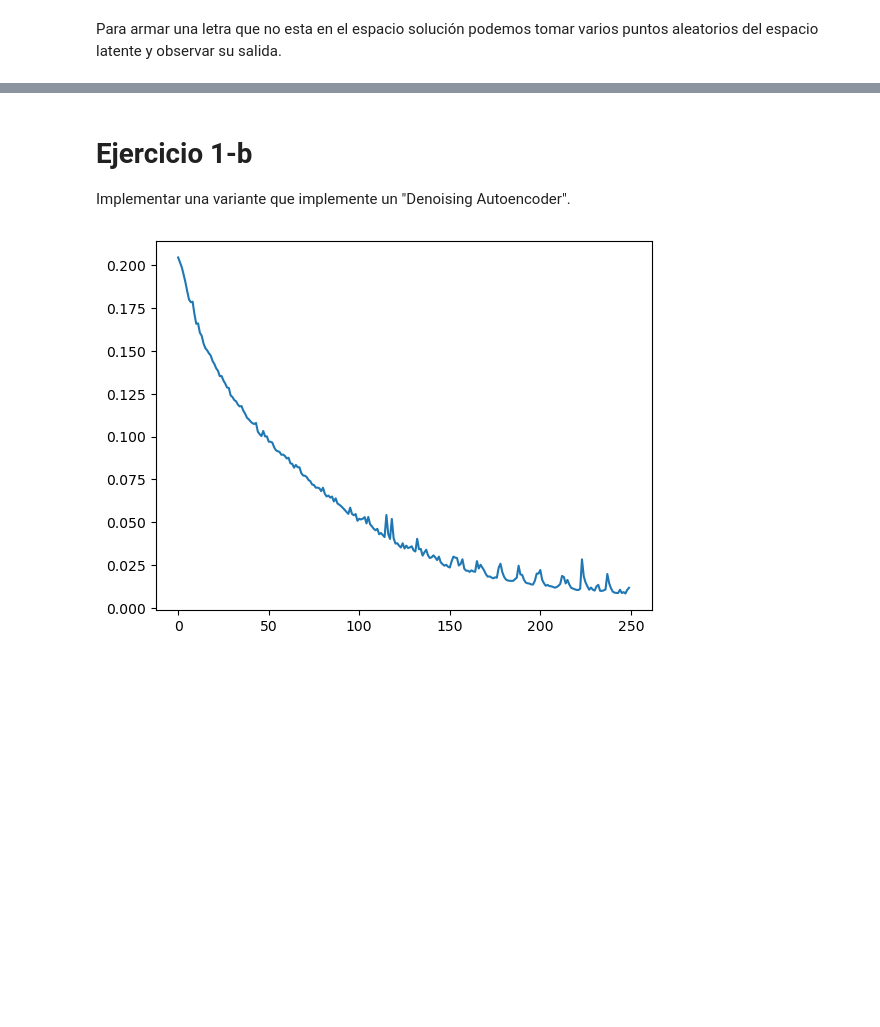
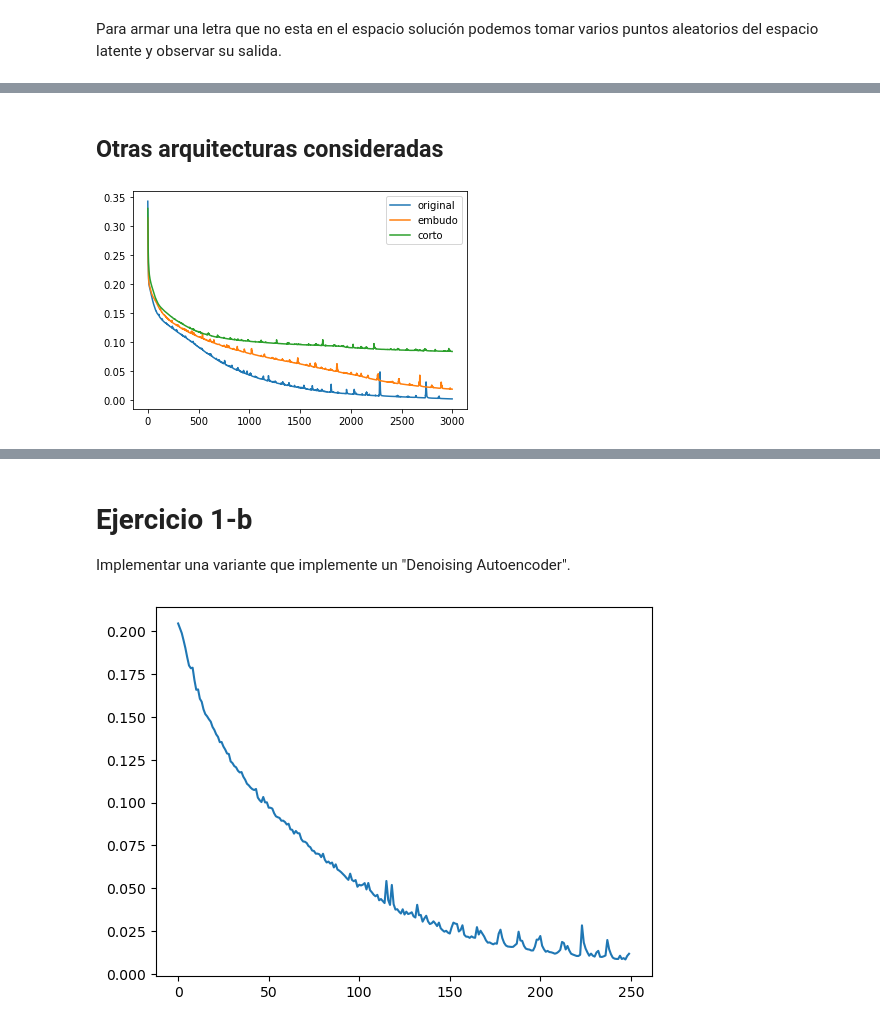
Before and after one commit to jbarberia/sia-tp5, a Jupyter notebook: notebooks/ejercicio1.ipynb, the cells around one changed output, grey strips where cells are left out. Saved outputs shown, nothing was run; the diff lists cells and outputs as text; code cells hidden in the pictures; blank space fills up the shorter version.

Commit message:
Prueba con distintas arquitecturas para ej 1

```diff
--- a/notebooks/ejercicio1.ipynb
+++ b/notebooks/ejercicio1.ipynb
@@ -110,0 +111,48 @@ plt.show()
+# %% [markdown]
+## Otras arquitecturas consideradas
+# %%
+X = np.array(list(data_dict.values()))
+X = X.reshape(-1, 5 * 7)
+
+autoencoder1 = Autoencoder([
+    Layer(35, 20, "sigmoid"),
+    Layer(20,  6, "sigmoid"),
+    Layer( 6,  2, "linear"),
+    Layer( 2,  6, "sigmoid"),
+    Layer( 6, 20, "sigmoid"),
+    Layer(20, 35, "sigmoid"),
+], bottleneck_index=2, loss_fun="bce")
+
+autoencoder2 = Autoencoder([
+    Layer(35, 20, "sigmoid"),
+    Layer(20,  4, "sigmoid"),
+    Layer( 4,  2, "linear"),
+    Layer( 2,  4, "sigmoid"),
+    Layer( 4, 20, "sigmoid"),
+    Layer(20, 35, "sigmoid"),
+], bottleneck_index=2, loss_fun="bce")
+
+autoencoder3 = Autoencoder([
+    Layer(35,  6, "sigmoid"),
+    Layer( 6,  2, "linear"),
+    Layer( 2,  6, "sigmoid"),
+    Layer( 6, 35, "sigmoid"),
+], bottleneck_index=2, loss_fun="bce")
+
+history = []
+nombres = ["original", "embudo", "corto"]
+autoencoders = [autoencoder1, autoencoder2, autoencoder3]
+
+for autoencoder in autoencoders:
+	autoencoder.optimizer.learning_rate = 0.005
+	history.append(autoencoder.train_autoencoder(X, epochs=3_000, batch_size=5))
+# %%
+for hist, nombre in zip(history, nombres):
+	e = [h["epoch"] for h in hist]
+	l = [h["train_loss"] for h in hist]
+	plt.plot(e, l, label=nombre)
+
+plt.legend()
+plt.show()
+# %% [output]
+[figure, added]
```
Also changed, not shown: parts of 8 cells of this notebook.
